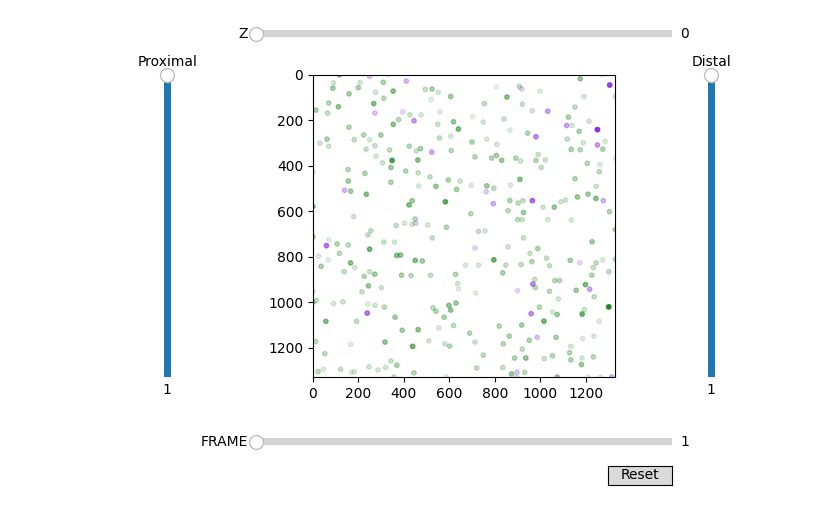
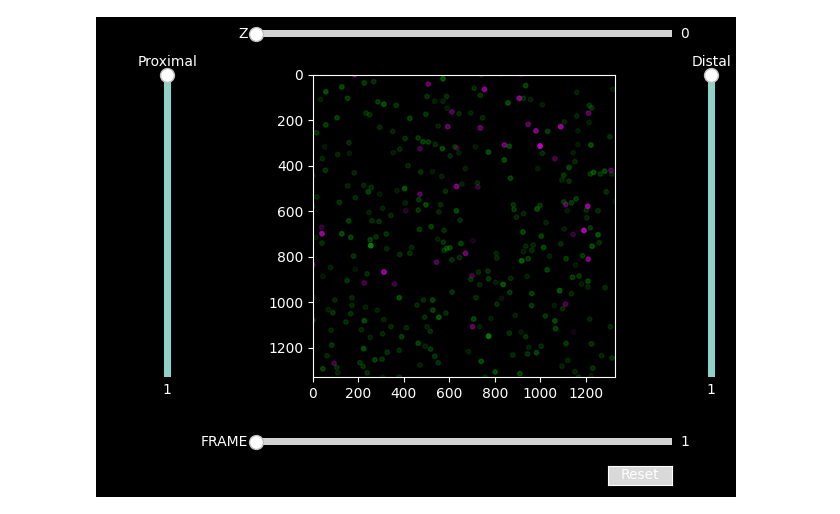
Before and after one commit to SteffenPL/MechanochemicalPatterns.jl, a Jupyter notebook: data_analysis_scripts/df_to_timeplot.ipynb, the cells around one changed output. Saved outputs shown, nothing was run; the diff lists cells and outputs as text; code cells hidden in the pictures.

```diff
--- a/data_analysis_scripts/df_to_timeplot.ipynb
+++ b/data_analysis_scripts/df_to_timeplot.ipynb
@@ -53,8 +53,8 @@ def df_to_timeplot(data,alpha_prox=1.0,alpha_dist=1.0,dz=100.0,z=0.0):
     # snr_dist = np.minimum(1.0,10 ** (get_snr(df_dist,T)/10))
     op_prox = get_intensity(df_prox,T,zmin=z-dz,zmax=z+dz)
     op_dist = get_intensity(df_dist,T,zmin=z-dz,zmax=z+dz)
-    scat_prox = ax.scatter(get_x_data(df_prox,T,zmin=z-dz,zmax=z+dz),get_y_data(df_prox,T,zmin=z-dz,zmax=z+dz),s=10.0,c="blueviolet",alpha=alpha_prox*op_prox)
-    scat_dist = ax.scatter(get_x_data(df_dist,T,zmin=z-dz,zmax=z+dz),get_y_data(df_dist,T,zmin=z-dz,zmax=z+dz),s=10.0,c="forestgreen",alpha=alpha_dist*op_dist)
+    scat_prox = ax.scatter(get_x_data(df_prox,T,zmin=z-dz,zmax=z+dz),get_y_data(df_prox,T,zmin=z-dz,zmax=z+dz),s=10.0,c="m",alpha=alpha_prox*op_prox)
+    scat_dist = ax.scatter(get_x_data(df_dist,T,zmin=z-dz,zmax=z+dz),get_y_data(df_dist,T,zmin=z-dz,zmax=z+dz),s=10.0,c="g",alpha=alpha_dist*op_dist)
     ax.set_xlim(0.0,df_dist["POSITION_X"].max())
     ax.set_ylim(0.0,df_dist["POSITION_X"].max())
     ax.invert_yaxis()
@@ -160,9 +160,10 @@ def df_to_lastplot(data):
     ax.set_aspect("equal")
     return fig, ax, scat_prox, scat_dist
 # %%
-fig_slider, ax_slider, scat_prox_slider, scat_dist_slider = df_to_timeplot("FWF005",dz=100.0)
+plt.style.use('dark_background')
+fig_slider, ax_slider, scat_prox_slider, scat_dist_slider = df_to_timeplot("FWF003",dz=100.0)
 # %% [output]
-[figure, old version]
+[figure, new version]
 # %%
 def plot_all_last():
     for k in range(9):
```
Also changed, not shown: parts of 3 cells of this notebook, 5 other files.
